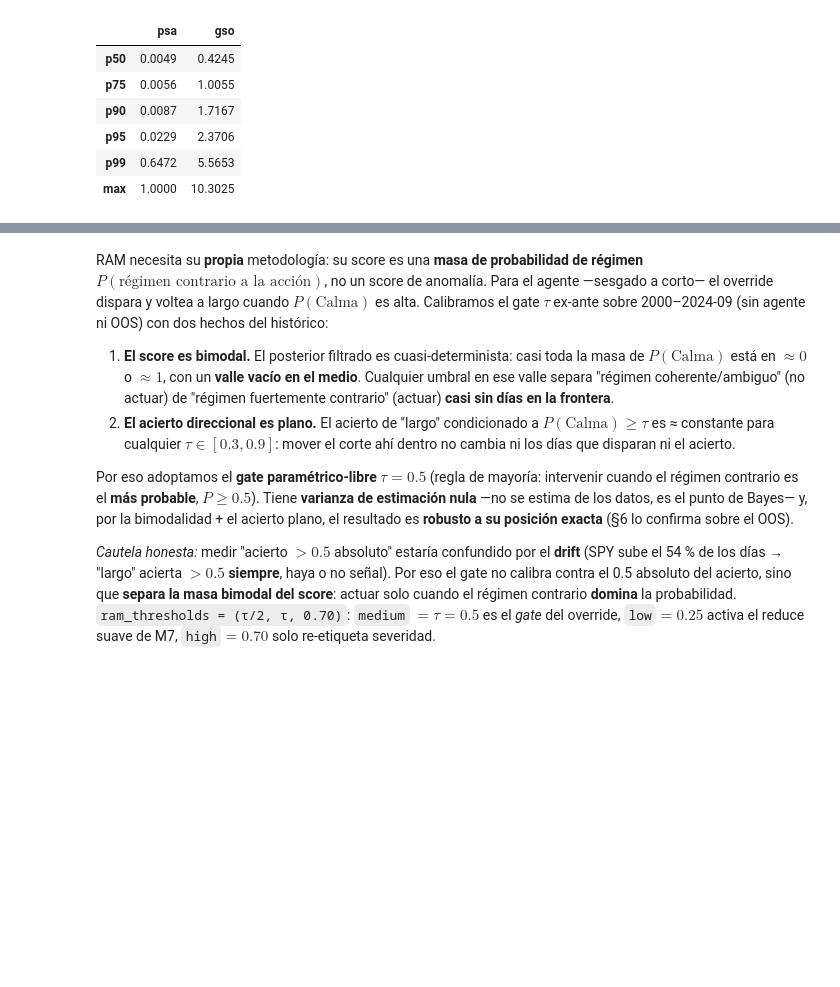
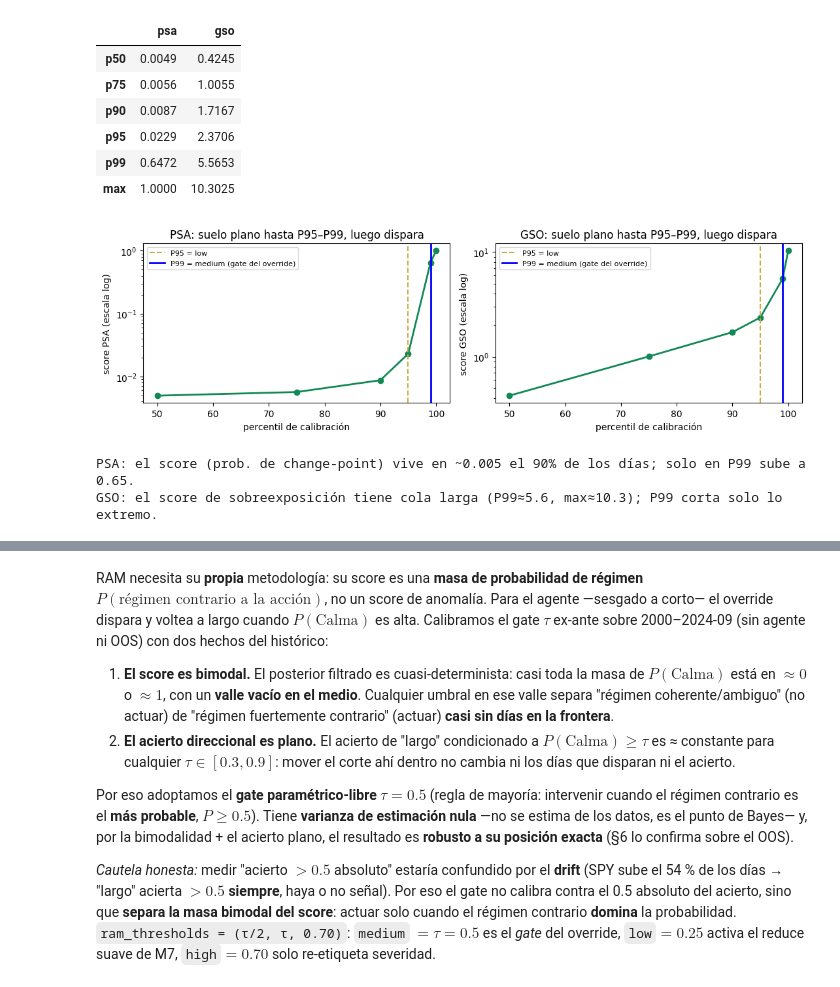
Before and after one commit to RaquelGarciah/Real-time-statistical-supervision-of-an-AI-trading-agent, a Jupyter notebook: notebooks/strata_canonical.ipynb, the cells around one changed output, grey strips where cells are left out. Cells and saved outputs as stored; diff of their text form; code cells hidden in the pictures; blank space fills up the shorter version.

```diff
--- a/notebooks/strata_canonical.ipynb
+++ b/notebooks/strata_canonical.ipynb
@@ -430,3 +440,28 @@ Ventana de calibración de umbrales PSA/GSO: ['2000-01-01', '2024-09-30']  (n=60
 | p95 | 0.0229 | 2.3706 |
 | p99 | 0.6472 | 5.5653 |
 | max | 1.0000 | 10.3025 |
+# %%
+import matplotlib.pyplot as plt
+
+# Perfil de la distribución del score (cuantiles de calibración): muestra el suelo plano y
+# la cola, y por qué el gate del override se pone en P99 (donde empieza la anomalía real).
+pcts = [50, 75, 90, 95, 99, 100]
+def _profile(name):
+    d = th[name]["score_distribution"]
+    return [d["p50"], d["p75"], d["p90"], d["p95"], d["p99"], d["max"]]
+
+fig, ax = plt.subplots(1, 2, figsize=(11, 3.4))
+for a, name, ttl in [(ax[0], "psa", "PSA"), (ax[1], "gso", "GSO")]:
+    a.plot(pcts, _profile(name), "o-", color="#185", lw=2)
+    a.set_yscale("log")
+    a.axvline(95, color="#ca4", lw=1.5, ls="--", label="P95 = low")
+    a.axvline(99, color="blue", lw=2, label="P99 = medium (gate del override)")
+    a.set_xlabel("percentil de calibración"); a.set_ylabel(f"score {ttl} (escala log)")
+    a.set_title(f"{ttl}: suelo plano hasta P95–P99, luego dispara"); a.legend(fontsize=8)
+plt.tight_layout(); plt.show()
+print("PSA: el score (prob. de change-point) vive en ~0.005 el 90% de los días; solo en P99 sube a 0.65.")
+print("GSO: el score de sobreexposición tiene cola larga (P99≈5.6, max≈10.3); P99 corta solo lo extremo.")
+# %% [output]
+[figure, added]
+PSA: el score (prob. de change-point) vive en ~0.005 el 90% de los días; solo en P99 sube a 0.65.
+GSO: el score de sobreexposición tiene cola larga (P99≈5.6, max≈10.3); P99 corta solo lo extremo.
```
Also changed, not shown: parts of 4 cells of this notebook, 2 other files.
